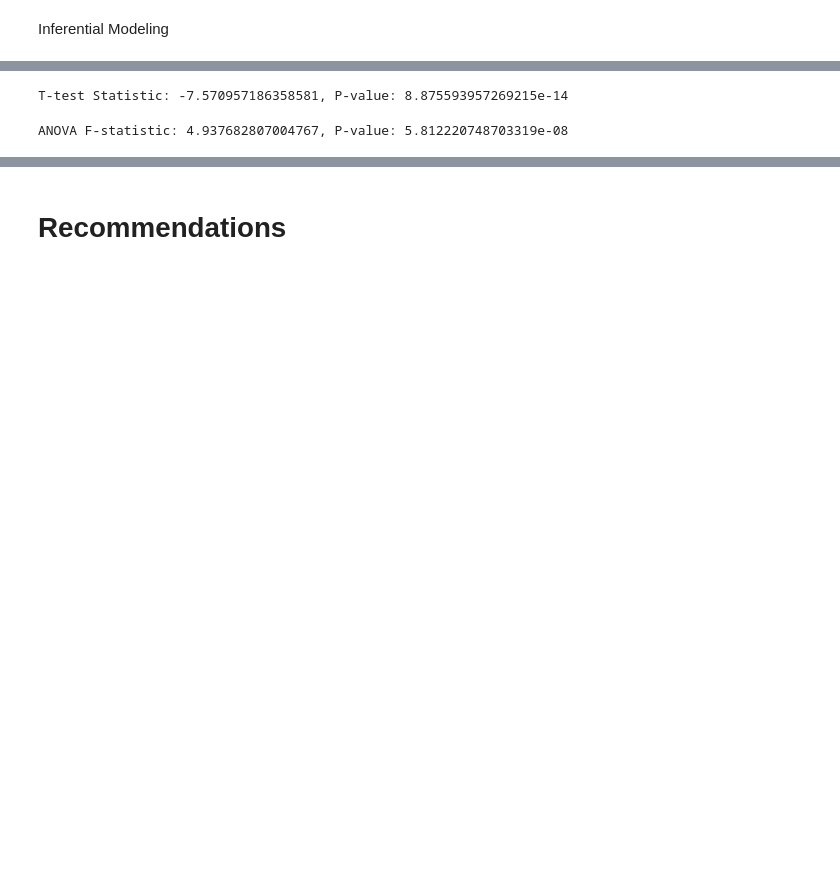
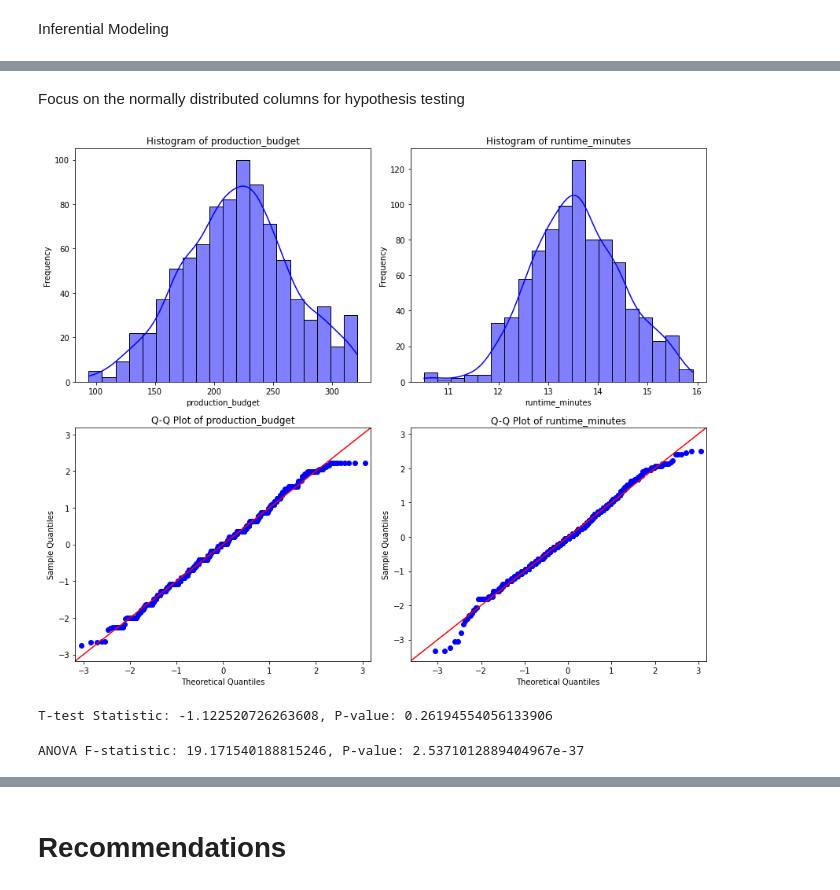
Before and after one commit to MuiruriVivian/PHASE-2-GROUP-7-PROJECT, a Jupyter notebook: Soudie.ipynb, the cells around one changed output, grey strips where cells are left out. Saved outputs shown, nothing was run; the diff lists cells and outputs as text; code cells hidden in the pictures; blank space fills up the shorter version.

Commit message:
Soudie made broad group revisions

```diff
--- a/Soudie.ipynb
+++ b/Soudie.ipynb
@@ -190,18 +278,47 @@ runtime_minutes is likely not normally distributed (reject H0 at alpha=0.05).
+# %% [markdown]
+Focus on the normally distributed columns for hypothesis testing
+# %%
+# Display the distributions in the normally distributed columns
+# Select the columns that are likely normally distributed
+normal_columns = ['production_budget', 'runtime_minutes']
+
+# Set up plot layout
+fig, axes = plt.subplots(nrows=2, ncols=2, figsize=(12,10))
+
+# Plot histograms
+for i, col in enumerate(normal_columns):
+    # Histogram
+    sns.histplot(normalized_df[col], bins=20, kde=True, color="blue", ax=axes[0, i])
+    axes[0, i].set_title(f"Histogram of {col}")
+    axes[0, i].set_xlabel(col)
+    axes[0, i].set_ylabel("Frequency")
+
+    # Q-Q Plot
+    sm.graphics.qqplot(normalized_df[col], dist=stats.norm, line='45', fit=True, ax=axes[1, i])
+    axes[1, i].set_title(f"Q-Q Plot of {col}")
+    axes[1, i].set_xlabel("Theoretical Quantiles")
+    axes[1, i].set_ylabel("Sample Quantiles")
+
+# Adjust layout
+fig.tight_layout()
+plt.show()
+# %% [output]
+[figure, added]
 # %%
-#Hypothesis  Testing: Test if movie runtimes affect ratings using a t-test.
+#Hypothesis  Testing: Test if movie runtimes affect Production budget using a t-test.
 # Split data by median runtime
 median_runtime = df_cleaned['runtime_minutes'].median()
-group1 = df_cleaned[df_cleaned['runtime_minutes'] <= median_runtime]['vote_average']
-group2 = df_cleaned[df_cleaned['runtime_minutes'] > median_runtime]['vote_average']
+group1 = df_cleaned[df_cleaned['runtime_minutes'] <= median_runtime]['production_budget']
+group2 = df_cleaned[df_cleaned['runtime_minutes'] > median_runtime]['production_budget']
 
 # Perform t-test
 t_stat, p_val = stats.ttest_ind(group1, group2)
 print(f'T-test Statistic: {t_stat}, P-value: {p_val}')
 # %% [output]
-T-test Statistic: -7.570957186358581, P-value: 8.875593957269215e-14
+T-test Statistic: -1.122520726263608, P-value: 0.26194554056133906
 # %%
-#ANOVA: CPerform ANOVA on vote_count by genre
-anova_result = stats.f_oneway(*(df_cleaned[df_cleaned['genre'] == genre]['vote_count'] for genre in df_cleaned['genre'].unique()))
+#ANOVA: Perform ANOVA on vote_count by genre
+anova_result = stats.f_oneway(*(df_cleaned[df_cleaned['genre'] == genre]['runtime_minutes'] for genre in df_cleaned['genre'].unique()))
 print(f'ANOVA F-statistic: {anova_result.statistic}, P-value: {anova_result.pvalue}')
 # %% [output]
-ANOVA F-statistic: 4.937682807004767, P-value: 5.812220748703319e-08
+ANOVA F-statistic: 19.171540188815246, P-value: 2.5371012889404967e-37
```
Also changed, not shown: parts of 29 cells of this notebook.
